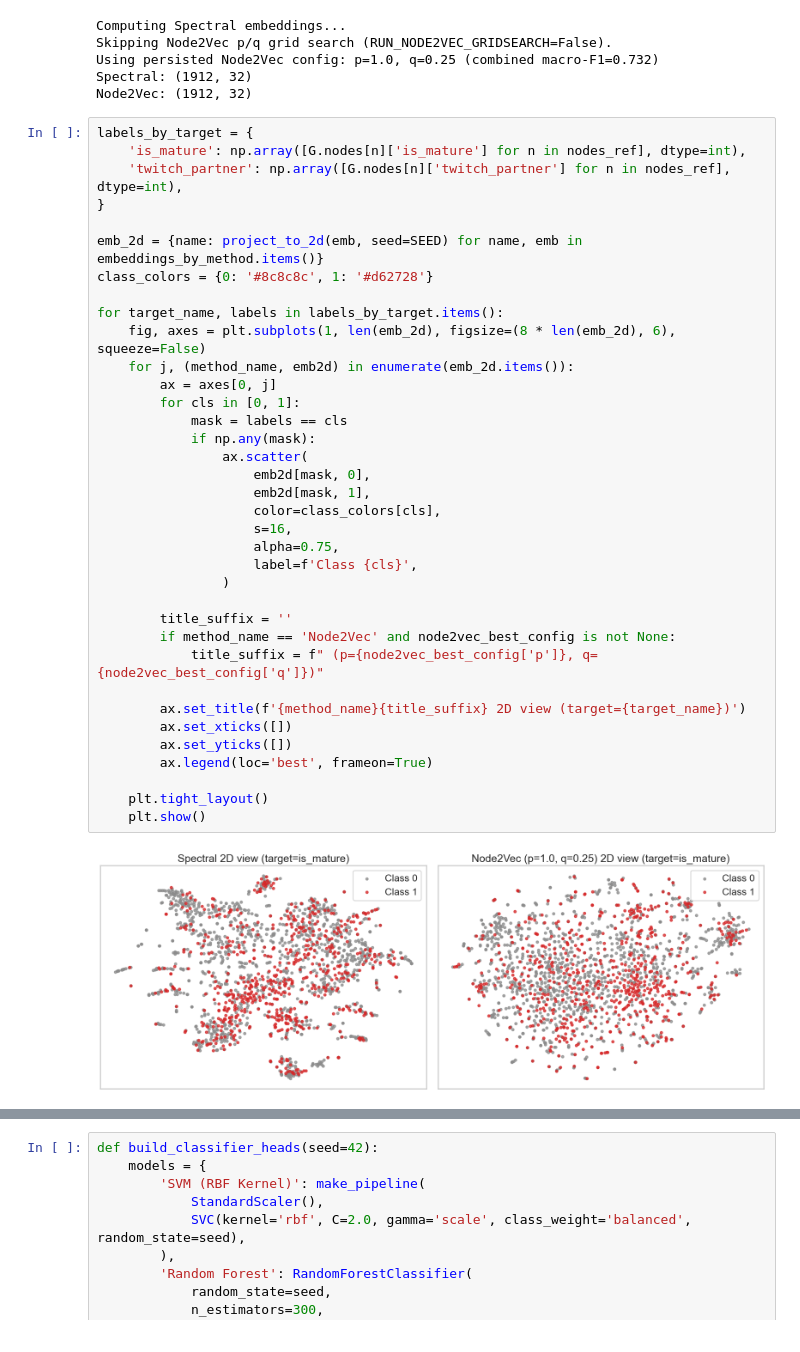
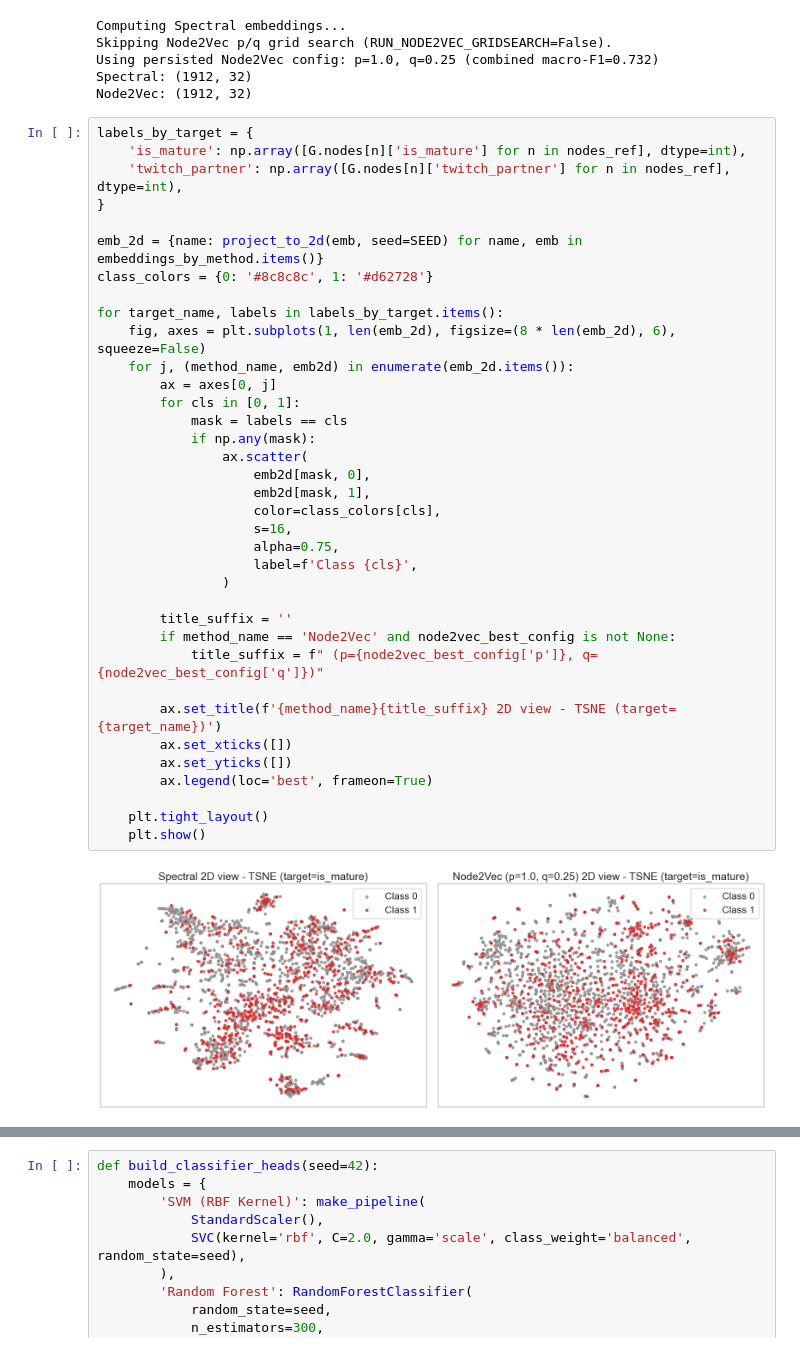
Before and after one commit to Carda01/community_detection, a Jupyter notebook: graph_ml/twitch_tasks_notebook.ipynb, the cells around one changed output, grey strips where cells are left out. Saved outputs shown, nothing was run; the diff lists cells and outputs as text.

```diff
--- a/graph_ml/twitch_tasks_notebook.ipynb
+++ b/graph_ml/twitch_tasks_notebook.ipynb
@@ -549,32 +551,32 @@ labels_by_target = {
 emb_2d = {name: project_to_2d(emb, seed=SEED) for name, emb in embeddings_by_method.items()}
 class_colors = {0: '#8c8c8c', 1: '#d62728'}
 
 for target_name, labels in labels_by_target.items():
     fig, axes = plt.subplots(1, len(emb_2d), figsize=(8 * len(emb_2d), 6), squeeze=False)
     for j, (method_name, emb2d) in enumerate(emb_2d.items()):
         ax = axes[0, j]
         for cls in [0, 1]:
             mask = labels == cls
             if np.any(mask):
                 ax.scatter(
                     emb2d[mask, 0],
                     emb2d[mask, 1],
                     color=class_colors[cls],
                     s=16,
                     alpha=0.75,
                     label=f'Class {cls}',
                 )
 
         title_suffix = ''
         if method_name == 'Node2Vec' and node2vec_best_config is not None:
             title_suffix = f" (p={node2vec_best_config['p']}, q={node2vec_best_config['q']})"
 
-        ax.set_title(f'{method_name}{title_suffix} 2D view (target={target_name})')
+        ax.set_title(f'{method_name}{title_suffix} 2D view - TSNE (target={target_name})')
         ax.set_xticks([])
         ax.set_yticks([])
         ax.legend(loc='best', frameon=True)
 
     plt.tight_layout()
     plt.show()
 # %% [output]
-[figure, old version]
+[figure, new version]
```
Also changed, not shown: parts of 15 cells of this notebook.
